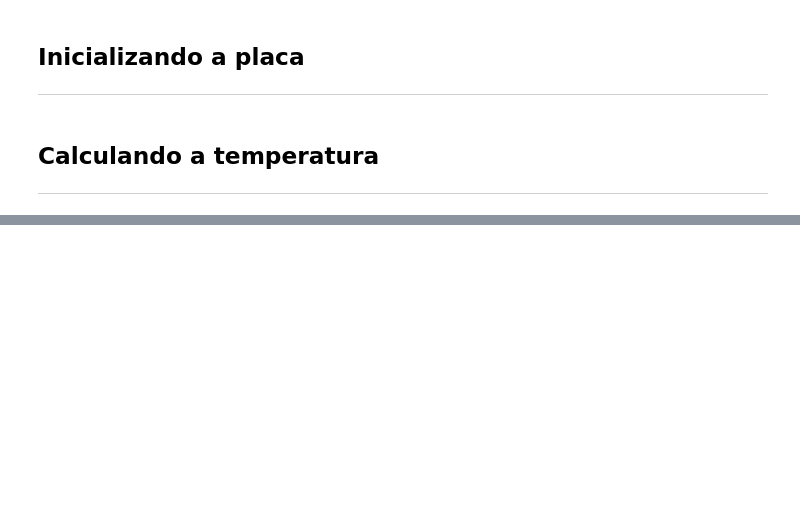
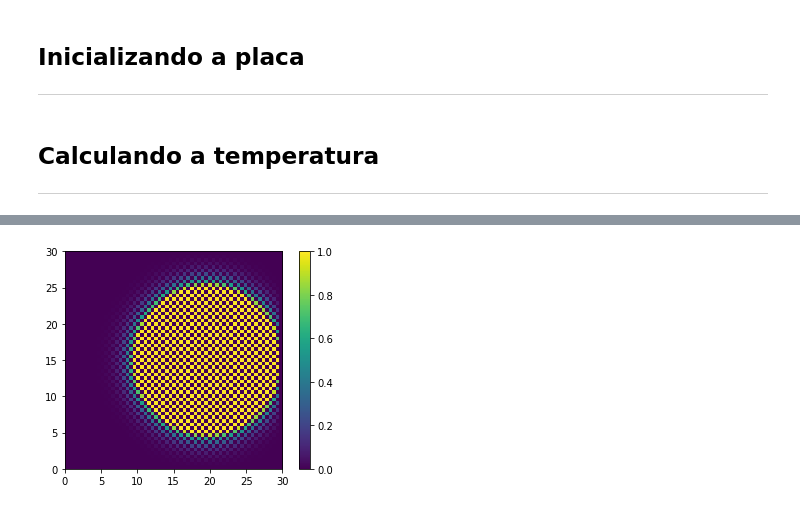
Before and after one commit to fernandocfbf/mecsol-APS2, a Jupyter notebook: APS2.ipynb, the cells around one changed output, grey strips where cells are left out. Saved outputs shown, nothing was run; the diff lists cells and outputs as text; code cells hidden in the pictures; blank space fills up the shorter version.

```diff
--- a/APS2.ipynb
+++ b/APS2.ipynb
@@ -146,0 +173,3 @@ rio[40][40][dimensao_z-1]
+# %%
+#inicializa as condições
+k_maior = np.zeros((dimensao_x, dimensao_y, dimensao_z))
@@ -146,0 +178,6 @@ rio[40][40][dimensao_z-1]
+# %%
+plt.imshow(k_maior[:,:,dimensao_z-1], vmin=0, vmax=1, extent=(0,30,0,30))
+plt.colorbar()
+plt.show()
+# %% [output]
+[figure, added]
```
Also changed, not shown: parts of 19 cells of this notebook.
